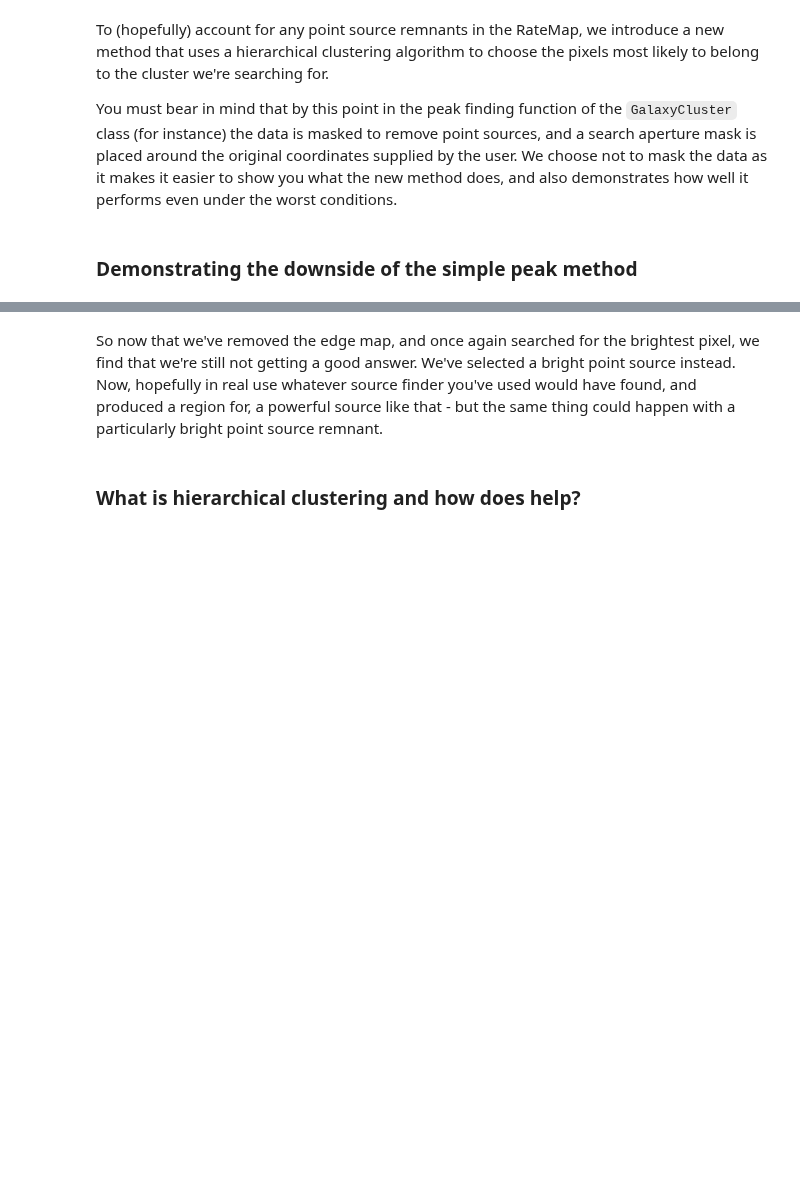
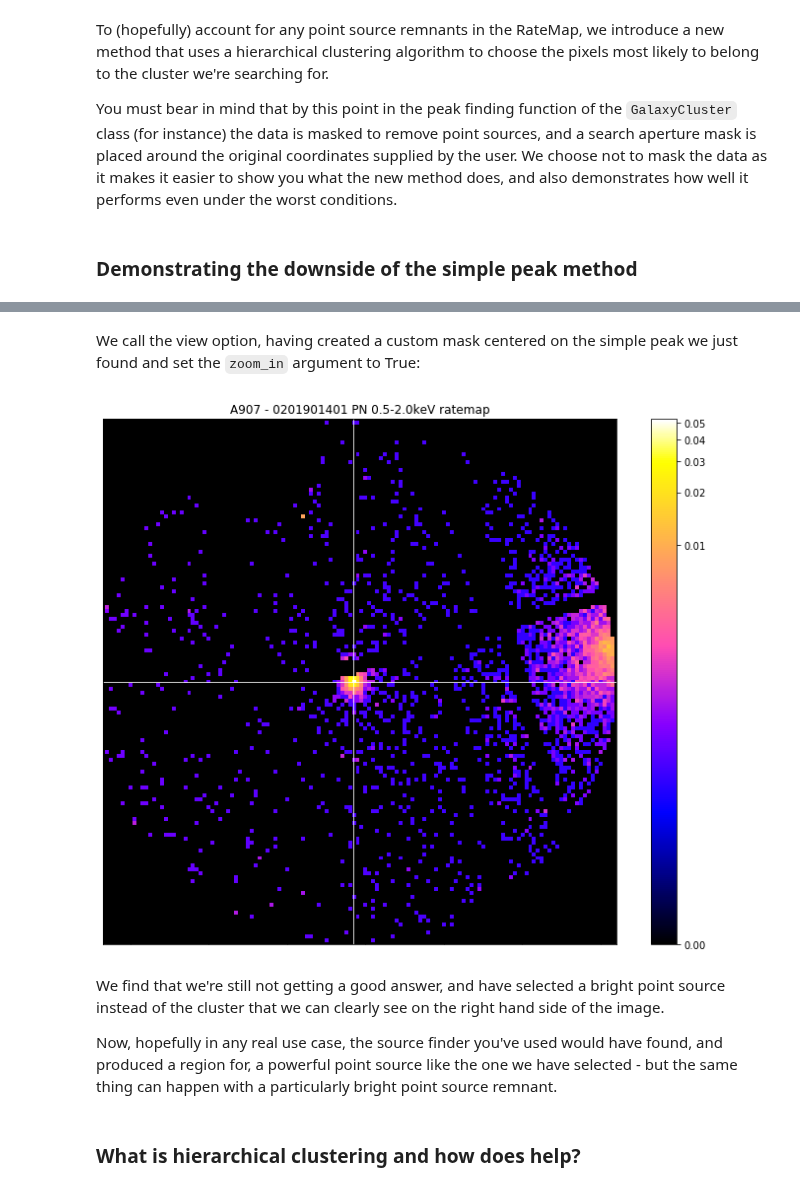
Before and after one commit to DavidT3/XGA, a Jupyter notebook: docs/source/notebooks/techniques/hierarchical_clustering_peak_finding.ipynb, the cells around one changed output, grey strips where cells are left out. Drawn from its saved outputs; the diff is of its cells as text; code cells hidden in the pictures; blank space fills up the shorter version.

Commit message:
The clustering technique rejig is complete, for issue #489

```diff
--- a/docs/source/notebooks/techniques/hierarchical_clustering_peak_finding.ipynb
+++ b/docs/source/notebooks/techniques/hierarchical_clustering_peak_finding.ipynb
@@ -138,0 +143,2 @@ You must bear in mind that by this point in the peak finding function of the `Ga
+# %%
+pn_rt = source.get_ratemaps('0201901401', 'pn', Quantity(0.5, 'keV'), Quantity(2.0, 'keV'))
@@ -139,18 +147,21 @@ You must bear in mind that by this point in the peak finding function of the `Ga
 # %%
-# Getting the combined ratemap, demonstrating on the combined data because that's where XGA gets the peak
-#  value it uses.
-combined_ratemap = source.get_products('combined_ratemap')[0]
 # The peak finding methods of a RateMap require a numpy mask, but for the demonstration I don't want to
 #  mask the data, so I construct a numpy array of ones to act as a flat mask
-combined_flat_mask = np.ones(combined_ratemap.shape)
-
-# So then can use the simple peak finding method where this edge mask is automatically applied
-#  This method just finds the brightest pixel, after the edge mask has been applied
-simple_peak, near_edge = combined_ratemap.simple_peak(combined_flat_mask)
-# Then we can view the combined data with the crosshair at the 'simple peak'
-combined_ratemap.view(simple_peak, combined_ratemap._edge_mask)
+flat_mask = np.ones(pn_rt.shape)
+simple_peak, near_edge = pn_rt.simple_peak(flat_mask, 'deg')
+# %% [markdown]
+We call the view option, having created a custom mask centered on the simple peak we just found and set the `zoom_in` argument to True:
+# %%
+# Then we can view the combined data with the crosshair at the 'simple peak'
+vis_mask = source.get_custom_mask(Quantity(0.08, 'deg'), remove_interlopers=False, obs_id=pn_rt.obs_id,
+                                  central_coord=simple_peak)
+pn_rt.view(simple_peak, vis_mask, zoom_in=True)
+# %% [output]
+[figure, added]
 # %% [markdown]
-So now that we've removed the edge map, and once again searched for the brightest pixel, we find that we're still not getting a good answer. We've selected a bright point source instead. Now, hopefully in real use whatever source finder you've used would have found, and produced a region for, a powerful source like that - but the same thing could happen with a particularly bright point source remnant.
+We find that we're still not getting a good answer, and have selected a bright point source instead of the cluster that we can clearly see on the right hand side of the image.
+
+Now, hopefully in any real use case, the source finder you've used would have found, and produced a region for, a powerful point source like the one we have selected - but the same thing can happen with a particularly bright point source remnant.
 # %% [markdown]
 ### What is hierarchical clustering and how does help?
 # %% [markdown]
```
Also changed, not shown: parts of 11 cells of this notebook.
